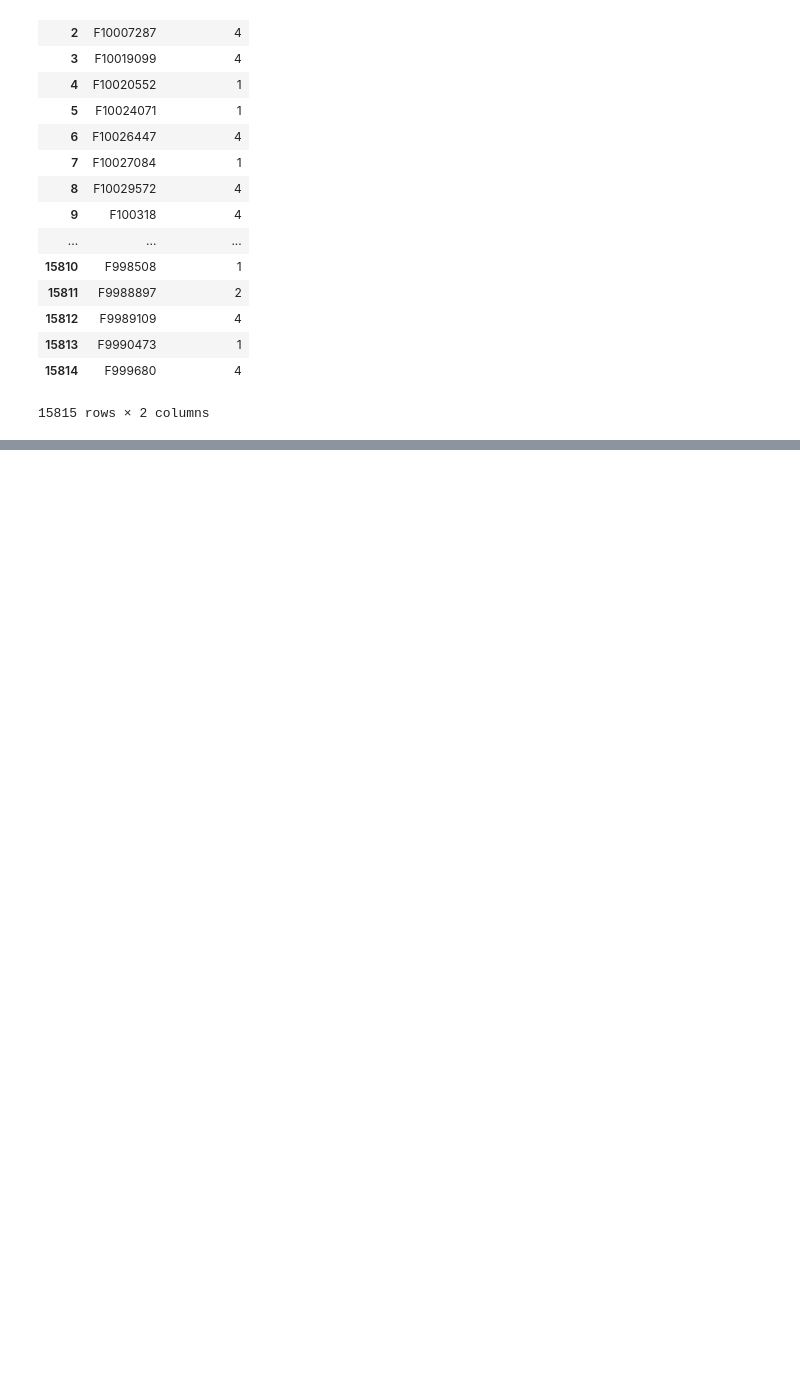
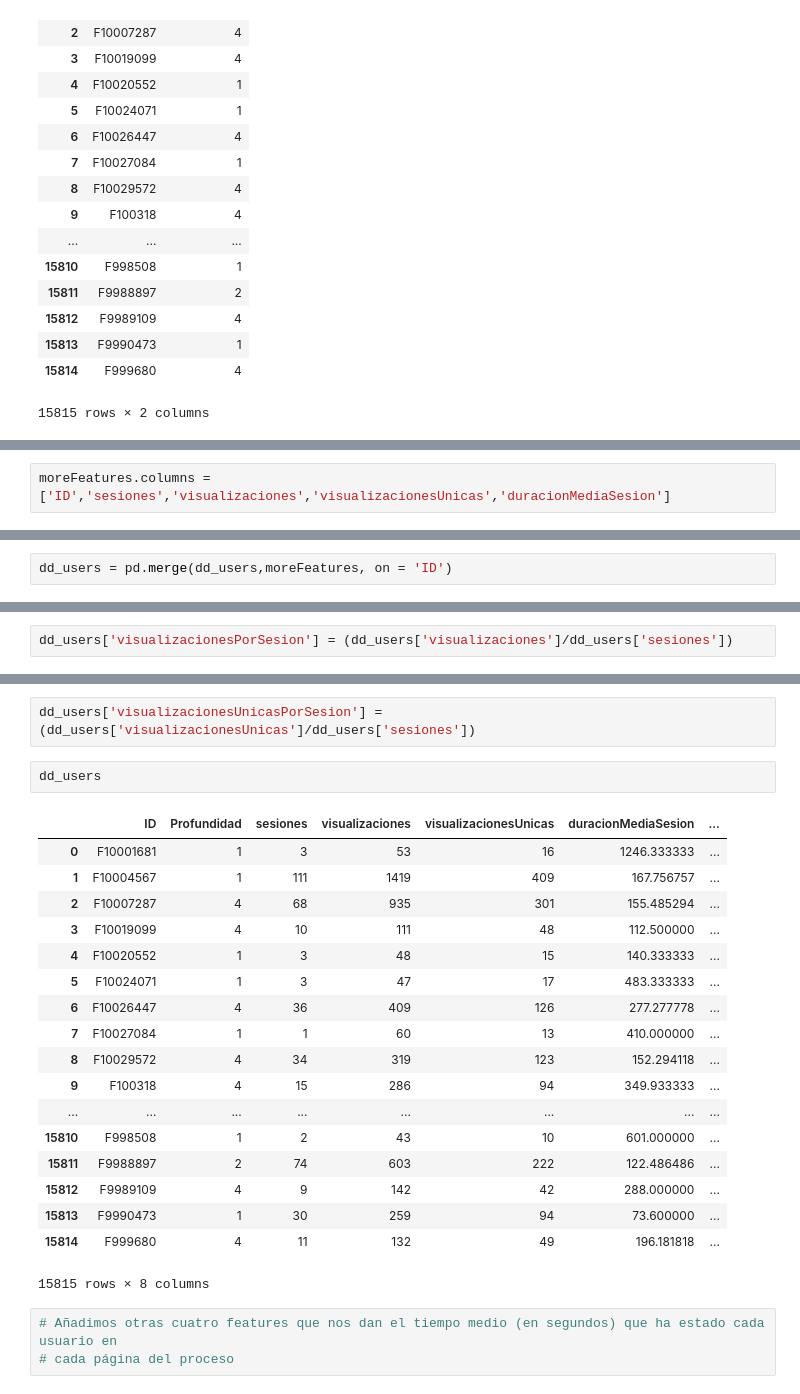
Before and after one commit to DiegoPerezCaa/TFM_QualitySession, a Jupyter notebook: dataTesting/Prueba_4_preparando_DF.ipynb, the cells around one changed output, grey strips where cells are left out. Saved outputs shown, nothing was run; the diff lists cells and outputs as text; blank space fills up the shorter version.

Commit message:
Gran avance... hemos añadido muchas nuevas características a nuestro dataframe, hemos limpiado y también hemos hecho alguna pequeña prueba con el algoritmo de machine learning Kmeans

```diff
--- a/dataTesting/Prueba_4_preparando_DF.ipynb
+++ b/dataTesting/Prueba_4_preparando_DF.ipynb
@@ -128,0 +139,2 @@ dd_users
+# %%
+moreFeatures.columns = ['ID','sesiones','visualizaciones','visualizacionesUnicas','duracionMediaSesion']
@@ -128,0 +150,2 @@ dd_users
+# %%
+dd_users = pd.merge(dd_users,moreFeatures, on = 'ID')
@@ -128,0 +173,2 @@ dd_users
+# %%
+dd_users['visualizacionesPorSesion'] = (dd_users['visualizaciones']/dd_users['sesiones'])
@@ -128,0 +184,26 @@ dd_users
+# %%
+dd_users['visualizacionesUnicasPorSesion'] = (dd_users['visualizacionesUnicas']/dd_users['sesiones'])
+# %%
+dd_users
+# %% [output]
+|  | ID | Profundidad | sesiones | visualizaciones | visualizacionesUnicas | duracionMediaSesion | ... |
+| 0 | F10001681 | 1 | 3 | 53 | 16 | 1246.333333 | ... |
+| 1 | F10004567 | 1 | 111 | 1419 | 409 | 167.756757 | ... |
+| 2 | F10007287 | 4 | 68 | 935 | 301 | 155.485294 | ... |
+| 3 | F10019099 | 4 | 10 | 111 | 48 | 112.500000 | ... |
+| 4 | F10020552 | 1 | 3 | 48 | 15 | 140.333333 | ... |
+| 5 | F10024071 | 1 | 3 | 47 | 17 | 483.333333 | ... |
+| 6 | F10026447 | 4 | 36 | 409 | 126 | 277.277778 | ... |
+| 7 | F10027084 | 1 | 1 | 60 | 13 | 410.000000 | ... |
+| 8 | F10029572 | 4 | 34 | 319 | 123 | 152.294118 | ... |
+| 9 | F100318 | 4 | 15 | 286 | 94 | 349.933333 | ... |
+| ... | ... | ... | ... | ... | ... | ... | ... |
+| 15810 | F998508 | 1 | 2 | 43 | 10 | 601.000000 | ... |
+| 15811 | F9988897 | 2 | 74 | 603 | 222 | 122.486486 | ... |
+| 15812 | F9989109 | 4 | 9 | 142 | 42 | 288.000000 | ... |
+| 15813 | F9990473 | 1 | 30 | 259 | 94 | 73.600000 | ... |
+| 15814 | F999680 | 4 | 11 | 132 | 49 | 196.181818 | ... |
+15815 rows × 8 columns
+# %%
+# Añadimos otras cuatro features que nos dan el tiempo medio (en segundos) que ha estado cada usuario en
+# cada página del proceso
```
Also changed, not shown: parts of 34 cells of this notebook.
